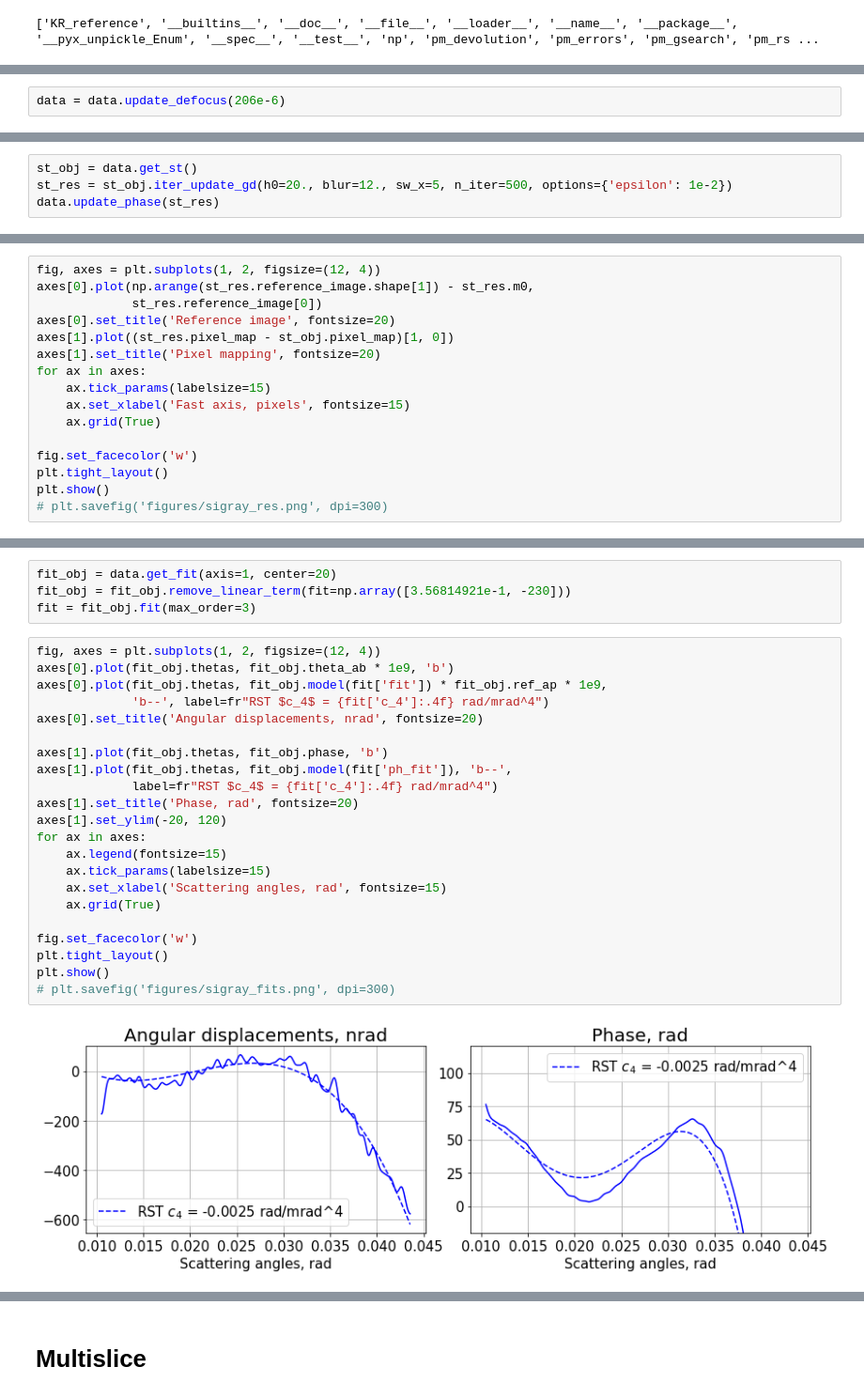
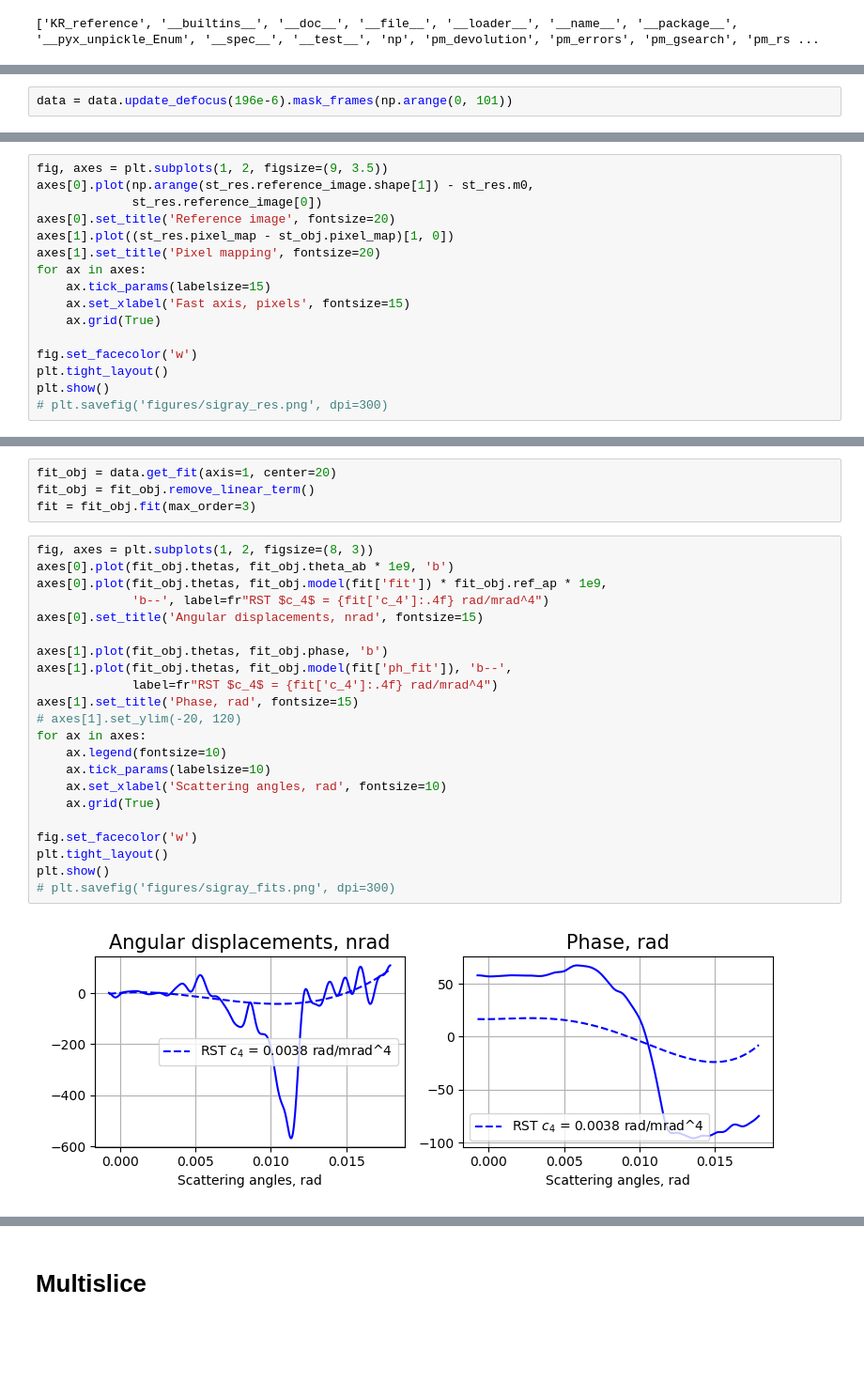
Before and after one commit to simply-nicky/pyrost, a Jupyter notebook: dev.ipynb, the cells around one changed output, grey strips where cells are left out. Shown at 94% size. Saved outputs shown, nothing was run; the diff lists cells and outputs as text; blank space fills up the shorter version.

```diff
--- a/dev.ipynb
+++ b/dev.ipynb
@@ -80,3 +107,3 @@ plt.show()
 # %%
-data = data.update_defocus(206e-6)
+data = data.update_defocus(196e-6).mask_frames(np.arange(0, 101))
 # %%
@@ -115,4 +218,0 @@ plt.show()
-# %%
-st_obj = data.get_st()
-st_res = st_obj.iter_update_gd(h0=20., blur=12., sw_x=5, n_iter=500, options={'epsilon': 1e-2})
-data.update_phase(st_res)
@@ -123,5 +219,5 @@ Initial MSE = 0.096546, Initial h0 = 20.00
 # %%
-fig, axes = plt.subplots(1, 2, figsize=(12, 4))
+fig, axes = plt.subplots(1, 2, figsize=(9, 3.5))
 axes[0].plot(np.arange(st_res.reference_image.shape[1]) - st_res.m0,
              st_res.reference_image[0])
 axes[0].set_title('Reference image', fontsize=20)
@@ -141,28 +237,28 @@ plt.show()
 # %%
 fit_obj = data.get_fit(axis=1, center=20)
-fit_obj = fit_obj.remove_linear_term(fit=np.array([3.56814921e-1, -230]))
+fit_obj = fit_obj.remove_linear_term()
 fit = fit_obj.fit(max_order=3)
 # %%
-fig, axes = plt.subplots(1, 2, figsize=(12, 4))
+fig, axes = plt.subplots(1, 2, figsize=(8, 3))
 axes[0].plot(fit_obj.thetas, fit_obj.theta_ab * 1e9, 'b')
 axes[0].plot(fit_obj.thetas, fit_obj.model(fit['fit']) * fit_obj.ref_ap * 1e9,
              'b--', label=fr"RST $c_4$ = {fit['c_4']:.4f} rad/mrad^4")
-axes[0].set_title('Angular displacements, nrad', fontsize=20)
+axes[0].set_title('Angular displacements, nrad', fontsize=15)
 
 axes[1].plot(fit_obj.thetas, fit_obj.phase, 'b')
 axes[1].plot(fit_obj.thetas, fit_obj.model(fit['ph_fit']), 'b--',
              label=fr"RST $c_4$ = {fit['c_4']:.4f} rad/mrad^4")
-axes[1].set_title('Phase, rad', fontsize=20)
-axes[1].set_ylim(-20, 120)
+axes[1].set_title('Phase, rad', fontsize=15)
+# axes[1].set_ylim(-20, 120)
 for ax in axes:
-    ax.legend(fontsize=15)
-    ax.tick_params(labelsize=15)
-    ax.set_xlabel('Scattering angles, rad', fontsize=15)
+    ax.legend(fontsize=10)
+    ax.tick_params(labelsize=10)
+    ax.set_xlabel('Scattering angles, rad', fontsize=10)
     ax.grid(True)
 
 fig.set_facecolor('w')
 plt.tight_layout()
 plt.show()
 # plt.savefig('figures/sigray_fits.png', dpi=300)
 # %% [output]
-[figure, old version]
+[figure, new version]
```
Also changed, not shown: parts of 29 cells of this notebook, 34 other files.
